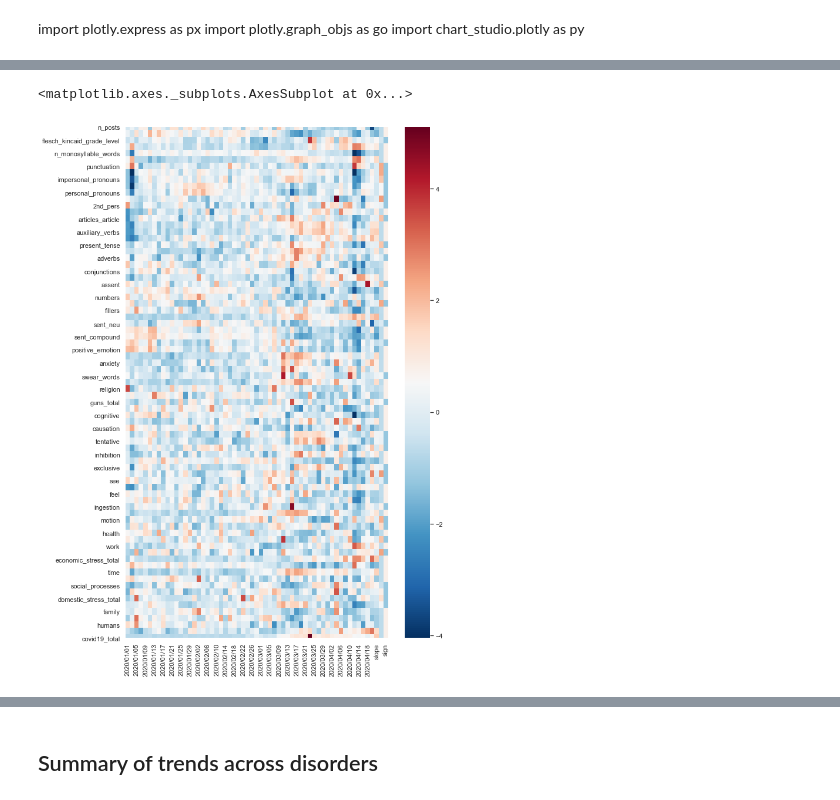
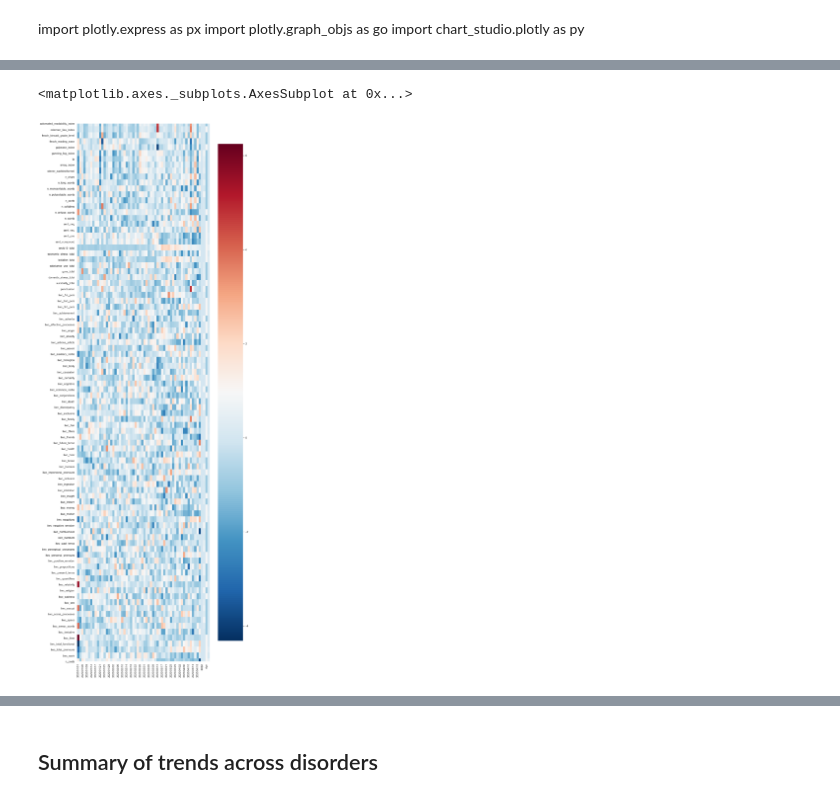
Before and after one commit to danielmlow/reddit, a Jupyter notebook: reddit_descriptive.ipynb, the cells around one changed output, grey strips where cells are left out. Drawn from its saved outputs; the diff is of its cells as text; code cells hidden in the pictures.

```diff
--- a/reddit_descriptive.ipynb
+++ b/reddit_descriptive.ipynb
@@ -231,13 +250,14 @@ NameError: name 'df' is not defined
 # # histogram(y)
 # %%
 def timeseries_summary(input_dir, subreddit = 'personalfinance', pre_or_post = 'post',
-                       timestep = 3, metric='mean',weigh_by_Nwords = True, zscore_slope = True):
+                       timestep = 3, metric='mean',weigh_by_Nwords = True,filter_days = False, zscore_slope = True):
     # Merge different types of features
-    df_features = pd.read_csv(input_dir+'feature_extraction/{}_{}_features.csv'.format(subreddit,pre_or_post))
-    df_phrases = pd.read_csv(input_dir+'phrases_features/{}_{}_phrases.csv'.format(subreddit,pre_or_post))
+    df = pd.read_csv(input_dir+'feature_extraction/{}_{}_features.csv'.format(subreddit,pre_or_post))
+#     df_phrases = pd.read_csv(input_dir+'phrases_features/{}_{}_phrases.csv'.format(subreddit,pre_or_post))
+
     # assert df_features.shape[0] == df_phrases.shape[0]
     # assert list(df_features.author) == list(df_phrases.author)
-    df = df_features.merge(df_phrases,how='inner' ) #inner is default, will elimante rows not shared on shared cols (post, author, etc, date)
+#     df = df_features.merge(df_phrases,how='inner' ) #inner is default, will elimante rows not shared on shared cols (post, author, etc, date)
     # https://stackoverflow.com/questions/53645882/pandas-merging-101
     features = list(df.columns)
     features = [n for n in features if n not in ['subreddit','author','date','post']]
@@ -254,6 +274,9 @@ def timeseries_summary(input_dir, subreddit = 'personalfinance', pre_or_post = '
 
     # Group value by timestep
     days = np.unique(df.date)
+    if filter_days:
+        for day in filter_days:
+            days = [n for n in days if day not in n]
     days_timestep = days[::timestep]
     X = []
     y = []
@@ -289,23 +312,27 @@ def timeseries_summary(input_dir, subreddit = 'personalfinance', pre_or_post = '
     slopes = []
     p_values = []
     significances = []
+    r2 = []
     for feature in features+['n_posts']:
         slope, intercept, r_value, p_value, std_err = stats.linregress(range(len(summary.T.index)), summary.T[feature])
         slopes.append(slope)
         p_values.append(p_value)
+        r2.append(r_value**2)
         corrected_alpha = 0.05     # corrected_alpha = 0.05/len(features)
         if p_value <= corrected_alpha:
-            significances.append(3)
+            significances.append(1)
         else:
-            significances.append(-3)
+            significances.append(-1)
 
     if zscore_slope:
         summary['slope'] = stats.zscore(slopes)
         summary['p_value'] = stats.zscore(p_values)
         summary['sign'] = stats.zscore(significances)
+        summary['r2'] = stats.zscore(r2)
     else:
         summary['slope'] = slopes
         summary['p_value'] = p_values
         summary['sign'] = significances
+        summary['r2'] = r2
 
     return summary
@@ -351,0 +400,4 @@ keep = [
+# %%
+subreddit = 'depression'
+summary = timeseries_summary(input_dir, subreddit = subreddit, pre_or_post = 'post',
+                       timestep = 2, metric='mean',weigh_by_Nwords = True, filter_days = False,zscore_slope=False)
@@ -352,13 +408,7 @@ keep = [
 # %%
-subreddit = 'personalfinance'
-summary = timeseries_summary(input_dir, subreddit = subreddit, pre_or_post = 'post',
-                       timestep = 2, metric='mean',weigh_by_Nwords = True)
-
-# Reorder features and filter
-summary = summary.T[keep].T
 # Plot
-sns.set(style='white', rc={'figure.figsize':(10,16)}, font_scale =1)
+sns.set(style='white', rc={'figure.figsize':(12,40)}, font_scale =1)
 sns.heatmap(summary, cmap = 'RdBu_r')
 # %% [output]
 <matplotlib.axes._subplots.AxesSubplot at 0x...>
-[figure, old version]
+[figure, new version]
```
Also changed, not shown: parts of 41 cells of this notebook, 9 other files.
